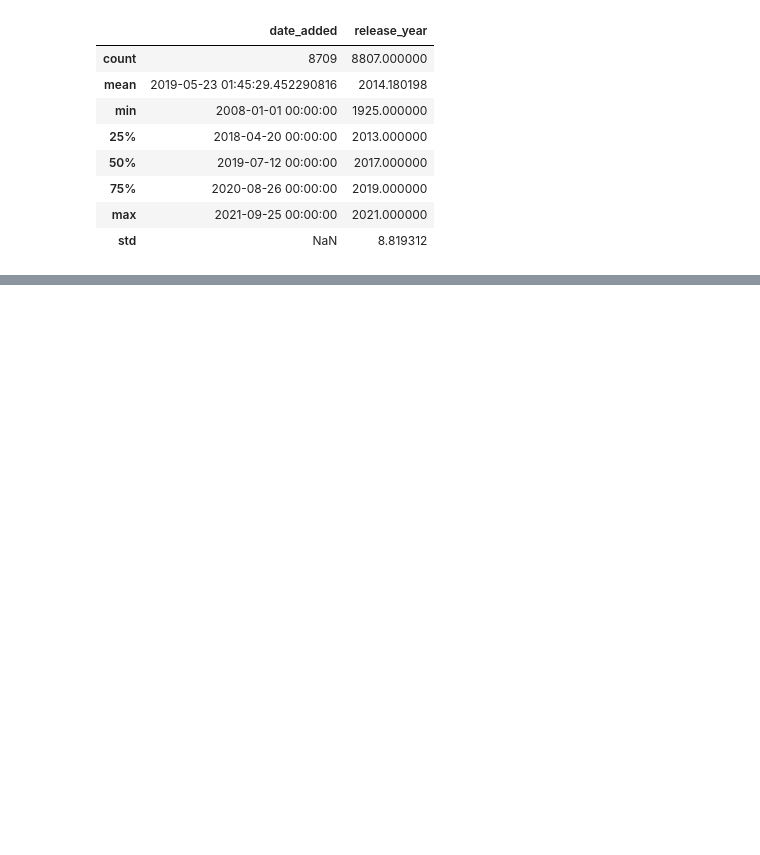
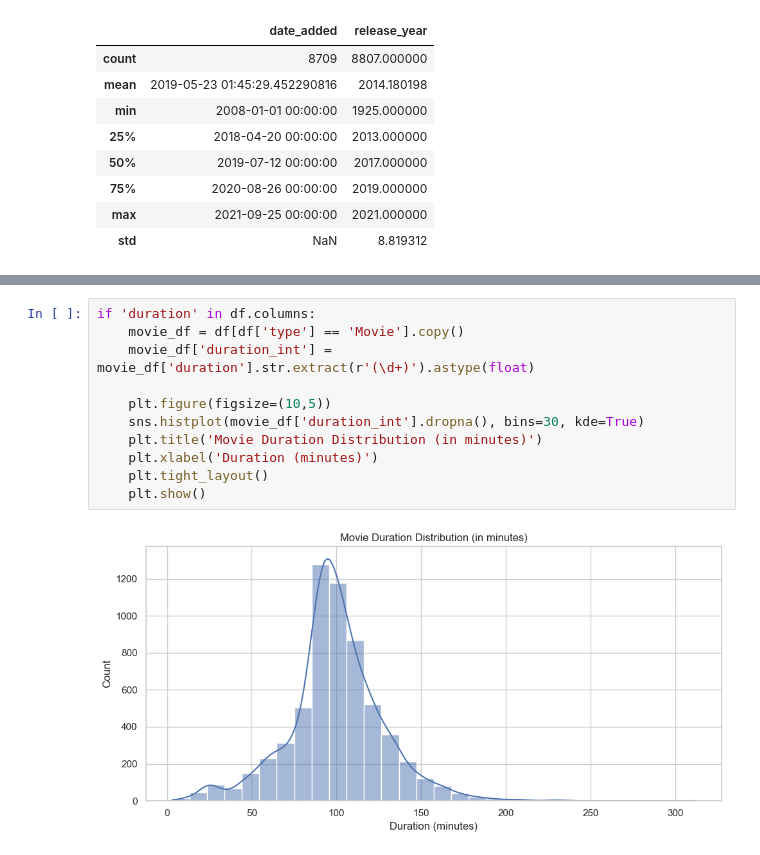
Before and after one commit to WhoisHarsha/netflix-eda, a Jupyter notebook: notebooks/netflix_eda.ipynb, the cells around one changed output, grey strips where cells are left out. Drawn from its saved outputs; the diff is of its cells as text; blank space fills up the shorter version.

```diff
--- a/notebooks/netflix_eda.ipynb
+++ b/notebooks/netflix_eda.ipynb
@@ -212,0 +244,13 @@ df.describe()
+# %%
+if 'duration' in df.columns:
+    movie_df = df[df['type'] == 'Movie'].copy()
+    movie_df['duration_int'] = movie_df['duration'].str.extract(r'(\d+)').astype(float)
+
+    plt.figure(figsize=(10,5))
+    sns.histplot(movie_df['duration_int'].dropna(), bins=30, kde=True)
+    plt.title('Movie Duration Distribution (in minutes)')
+    plt.xlabel('Duration (minutes)')
+    plt.tight_layout()
+    plt.show()
+# %% [output]
+[figure, added]
```
Also changed, not shown: parts of 8 cells of this notebook.
